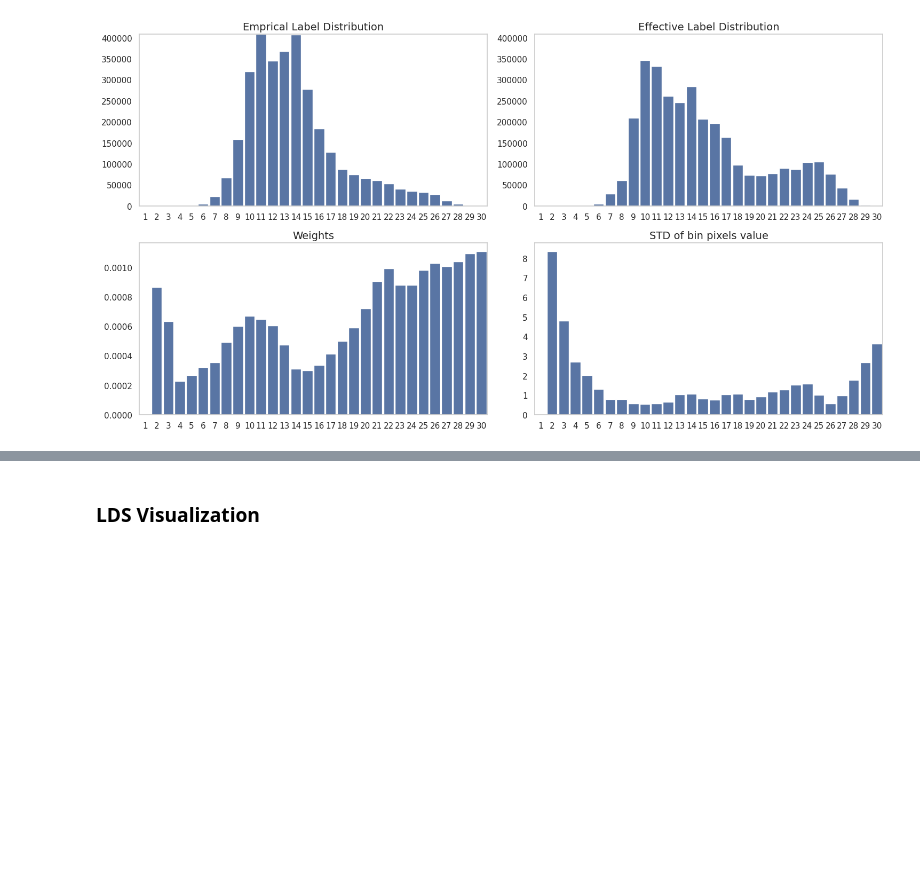
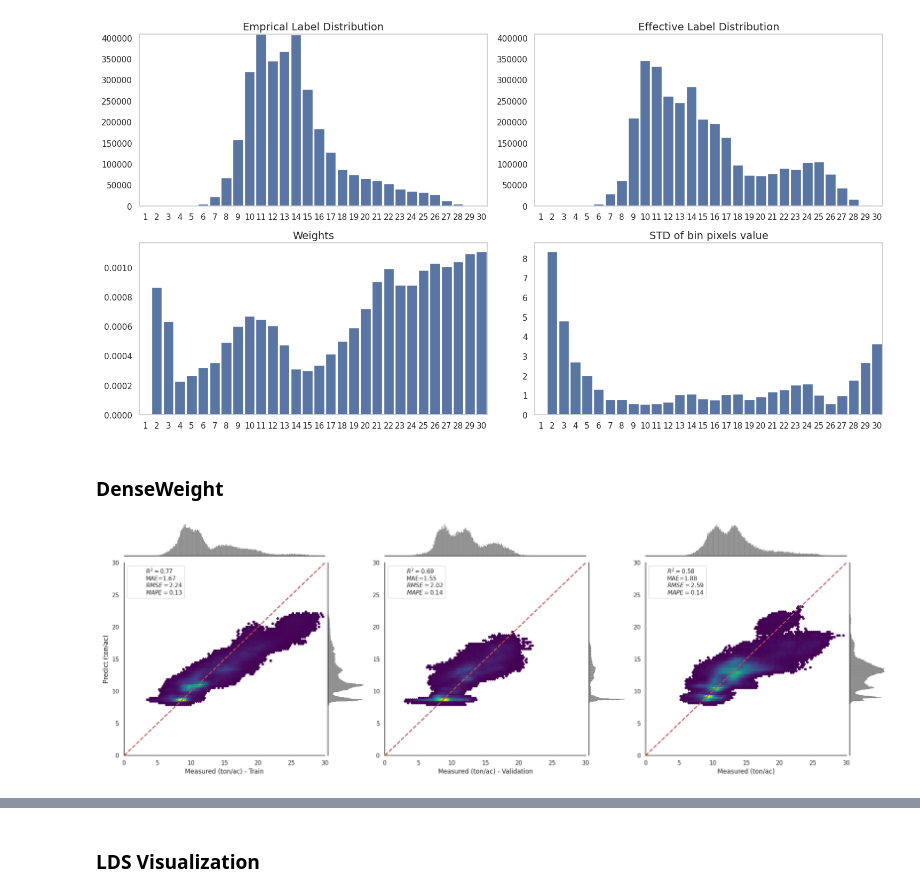
Before and after one commit to plant-ai-biophysics-lab/imbalance_deep_regression_yield_forecasting, a Jupyter notebook: Inference/DataLevel.ipynb, the cells around one changed output, grey strips where cells are left out. Saved outputs shown, nothing was run; the diff lists cells and outputs as text; code cells hidden in the pictures; blank space fills up the shorter version.

Commit message:
dense weight methodology results

```diff
--- a/Inference/DataLevel.ipynb
+++ b/Inference/DataLevel.ipynb
@@ -102,3 +102,16 @@ vanilla_sample_nums, mape_errors                  = Inference.return_samples_err
 _ = utils.cs_emp_effective_we_std_hist_plot(vanilla_sample_nums, cost_sensitive_effective_sample_nums, avg_weights, avg_stds)
 # %% [output]
 [figure]
+# %% [markdown]
+### DenseWeight
+# %%
+RGB_train_DW = pd.read_csv('/data2/hkaman/Imbalance/EXPs/EXP_011_64_001_05_RGB_DW_Alpha1/011_64_001_05_RGB_DW_Alpha1_train.csv',  index_col=0)
+RGB_valid_DW = pd.read_csv('/data2/hkaman/Imbalance/EXPs/EXP_011_64_001_05_RGB_DW_Alpha1/011_64_001_05_RGB_DW_Alpha1_valid.csv',  index_col=0)
+RGB_test_DW  = pd.read_csv('/data2/hkaman/Imbalance/EXPs/EXP_011_64_001_05_RGB_DW_Alpha1/011_64_001_05_RGB_DW_Alpha1_test.csv',  index_col=0)
+_ = Inference.train_val_test_satterplot(RGB_train_DW, RGB_valid_DW, RGB_test_DW,
+                                    week = 15,
+                                    cmap  = 'viridis',
+                                    mincnt = 100,
+                                    fig_save_name = None)
+# %% [output]
+[figure, added]
```
Also changed, not shown: parts of 4 cells of this notebook, 12 other files.
